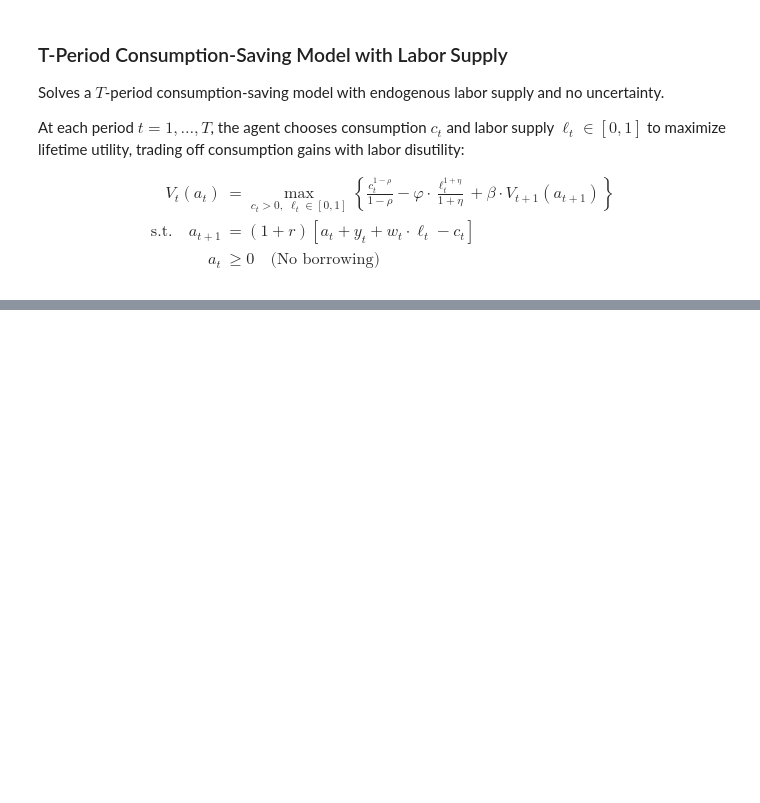
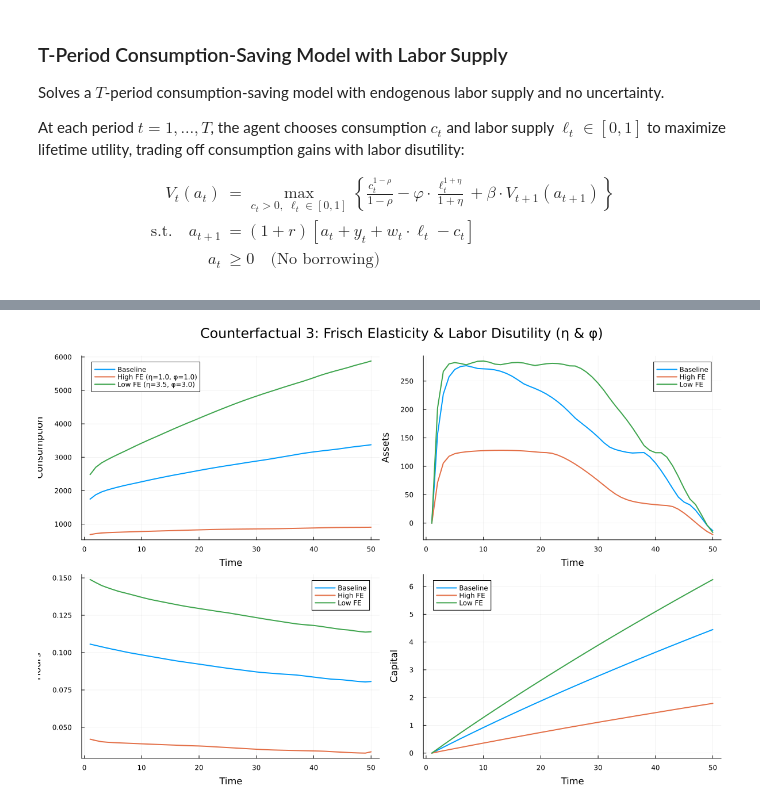
Before and after one commit to Ali-Iranpour/Structural-estimation, a Jupyter notebook: ConSavLabor.ipynb, the cells around one changed output, grey strips where cells are left out. Drawn from its saved outputs; the diff is of its cells as text; code cells hidden in the pictures; blank space fills up the shorter version.

```diff
--- a/ConSavLabor.ipynb
+++ b/ConSavLabor.ipynb
@@ -675,0 +532,30 @@ Suggestion: check for spelling errors or missing imports.
+# %%
+# ----------------------------------------------
+# 3. Frisch Elasticity & φ Variations
+# ----------------------------------------------
+high_fe = extract_all(model_high_fe)
+low_fe = extract_all(model_low_fe)
+
+p9 = plot(t, base.c, label="Baseline", lw=2, xlabel="Time", ylabel="Consumption")
+plot!(t, high_fe.c, label="High FE (η=1.0, φ=1.0)", lw=2)
+plot!(t, low_fe.c, label="Low FE (η=3.5, φ=3.0)", lw=2)
+
+p10 = plot(t, base.a, label="Baseline", lw=2, xlabel="Time", ylabel="Assets")
+plot!(t, high_fe.a, label="High FE", lw=2)
+plot!(t, low_fe.a, label="Low FE", lw=2)
+
+p11 = plot(t, base.h, label="Baseline", lw=2, xlabel="Time", ylabel="Hours")
+plot!(t, high_fe.h, label="High FE", lw=2)
+plot!(t, low_fe.h, label="Low FE", lw=2)
+
+p12 = plot(t, base.k, label="Baseline", lw=2, xlabel="Time", ylabel="Capital")
+plot!(t, high_fe.k, label="High FE", lw=2)
+plot!(t, low_fe.k, label="Low FE", lw=2)
+
+plot(p9, p10, p11, p12,
+     layout = (2, 2),
+     size = (1200, 800),
+     plot_title = "Counterfactual 3: Frisch Elasticity & Labor Disutility (η & φ)",
+     titlefont = 16)
+# %% [output]
+[figure, added]
```
Also changed, not shown: parts of 23 cells of this notebook.
